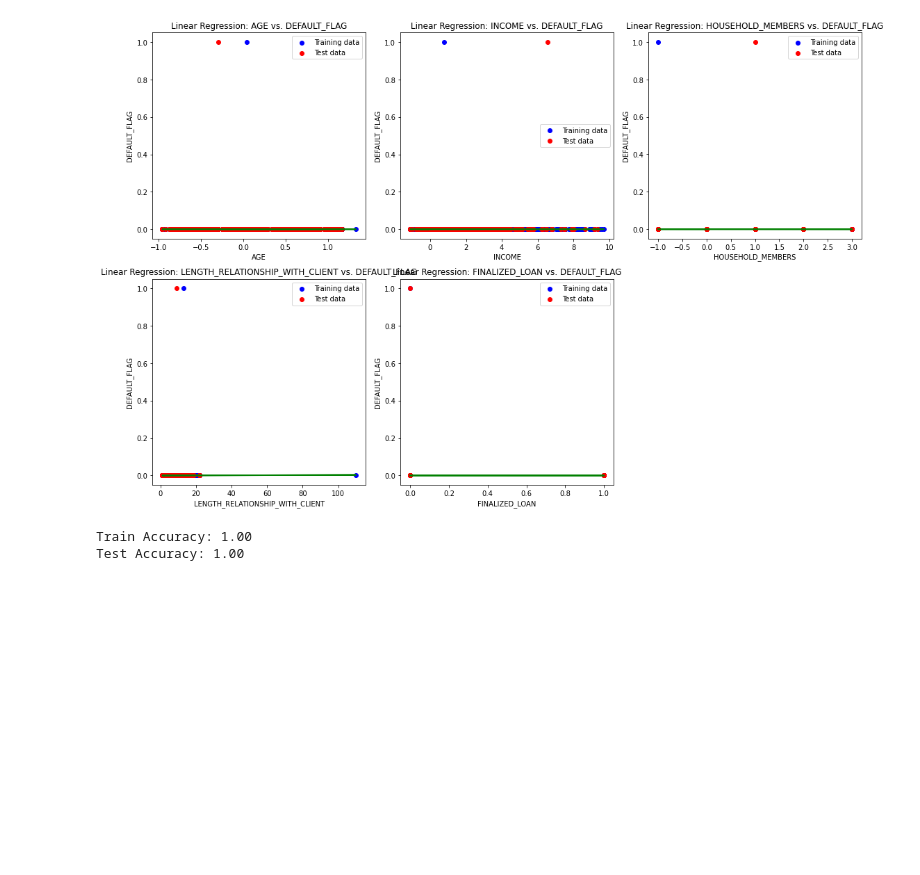
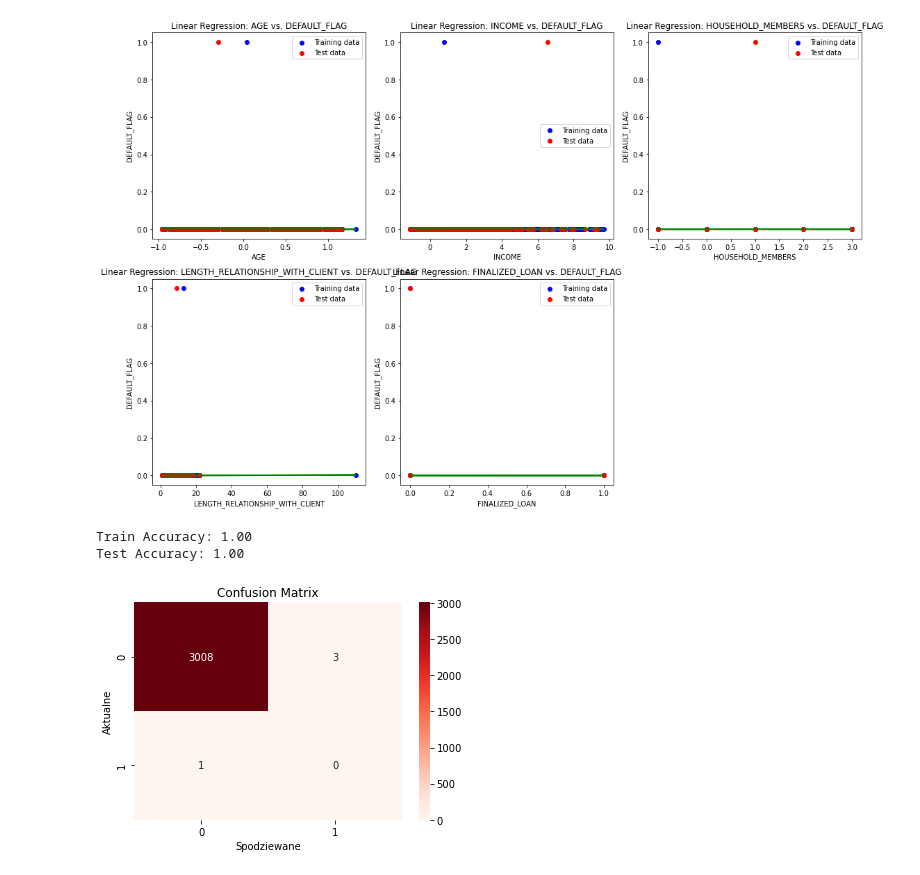
Before and after one commit to GabrielaMajstrak/ML-first-project, a Jupyter notebook: Projetk ML 1/Untitled_v3.ipynb, the cells around one changed output. Saved outputs shown, nothing was run; the diff lists cells and outputs as text; code cells hidden in the pictures; blank space fills up the shorter version.

```diff
--- a/Projetk ML 1/Untitled_v3.ipynb
+++ b/Projetk ML 1/Untitled_v3.ipynb
@@ -357,3 +358,19 @@ print(f"Test Accuracy: {test_accuracy:.2f}")
 # %% [output]
 Train Accuracy: 1.00
 Test Accuracy: 1.00
+# %%
+#confusion matrix
+from sklearn.metrics import confusion_matrix
+log_reg = LogisticRegression(penalty='l2', dual=False, tol=0.0001, C=1.0, fit_intercept=True, intercept_scaling=1, class_weight='balanced', random_state=None, solver='liblinear', max_iter=100, multi_class='ovr', verbose=0, warm_start=False, n_jobs=None, l1_ratio=None)
+log_reg.fit(X_train, y_train)
+
+y_pred = log_reg.predict(X_test)
+confusion_matrix(y_test, y_pred)
+
+sns.heatmap(confusion_matrix(y_test, y_pred), annot=True, cmap='Reds', fmt='g')
+plt.xlabel('Spodziewane')
+plt.ylabel('Aktualne')
+plt.title('Confusion Matrix')
+plt.show()
+# %% [output]
+[figure, added]
```
Also changed, not shown: parts of 1 cell of this notebook.
